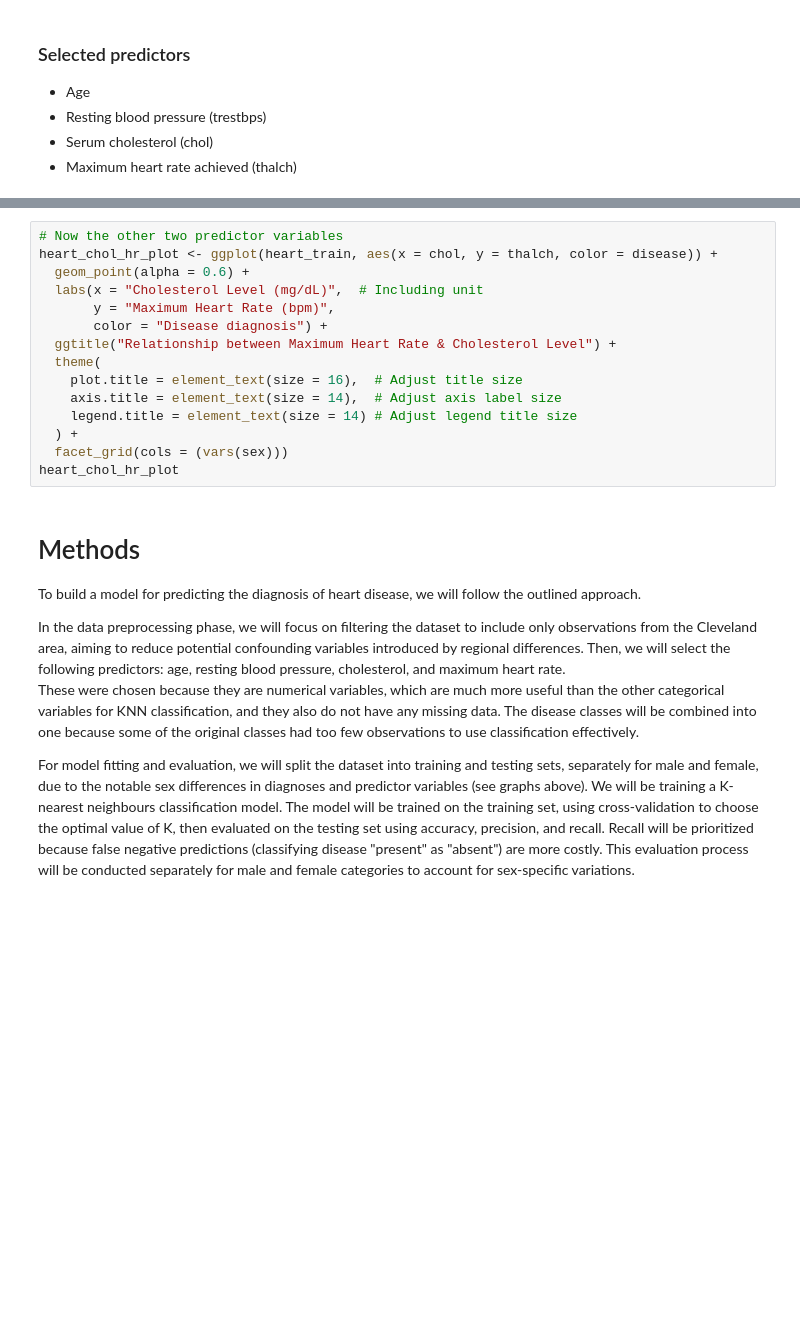
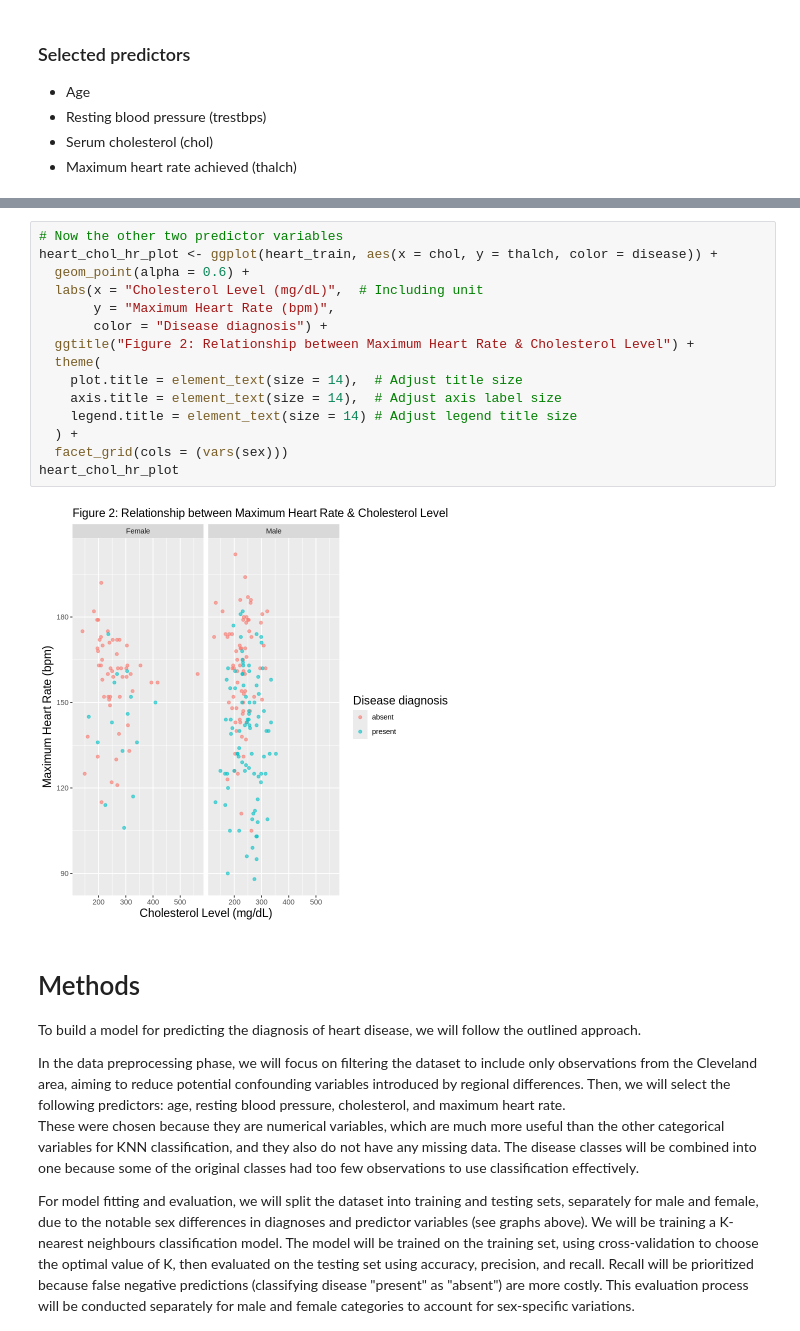
Before and after one commit to chiefpat450119/HeartDiseaseClassifier, a Jupyter notebook: Project_Notebook.ipynb, the cells around one changed output, grey strips where cells are left out. Cells and saved outputs as stored; diff of their text form; blank space fills up the shorter version.

```diff
--- a/Project_Notebook.ipynb
+++ b/Project_Notebook.ipynb
@@ -98,18 +178,20 @@ heart_age_bp_plot
 # %%
 # Now the other two predictor variables
 heart_chol_hr_plot <- ggplot(heart_train, aes(x = chol, y = thalch, color = disease)) +
   geom_point(alpha = 0.6) +
   labs(x = "Cholesterol Level (mg/dL)",  # Including unit
        y = "Maximum Heart Rate (bpm)",
        color = "Disease diagnosis") +
-  ggtitle("Relationship between Maximum Heart Rate & Cholesterol Level") +
+  ggtitle("Figure 2: Relationship between Maximum Heart Rate & Cholesterol Level") +
   theme(
-    plot.title = element_text(size = 16),  # Adjust title size
+    plot.title = element_text(size = 14),  # Adjust title size
     axis.title = element_text(size = 14),  # Adjust axis label size
     legend.title = element_text(size = 14) # Adjust legend title size
   ) +
   facet_grid(cols = (vars(sex)))
 heart_chol_hr_plot
+# %% [output]
+[figure, added]
 # %% [markdown]
 # Methods
 To build a model for predicting the diagnosis of heart disease, we will follow the outlined approach.
```
Also changed, not shown: parts of 8 cells of this notebook.
